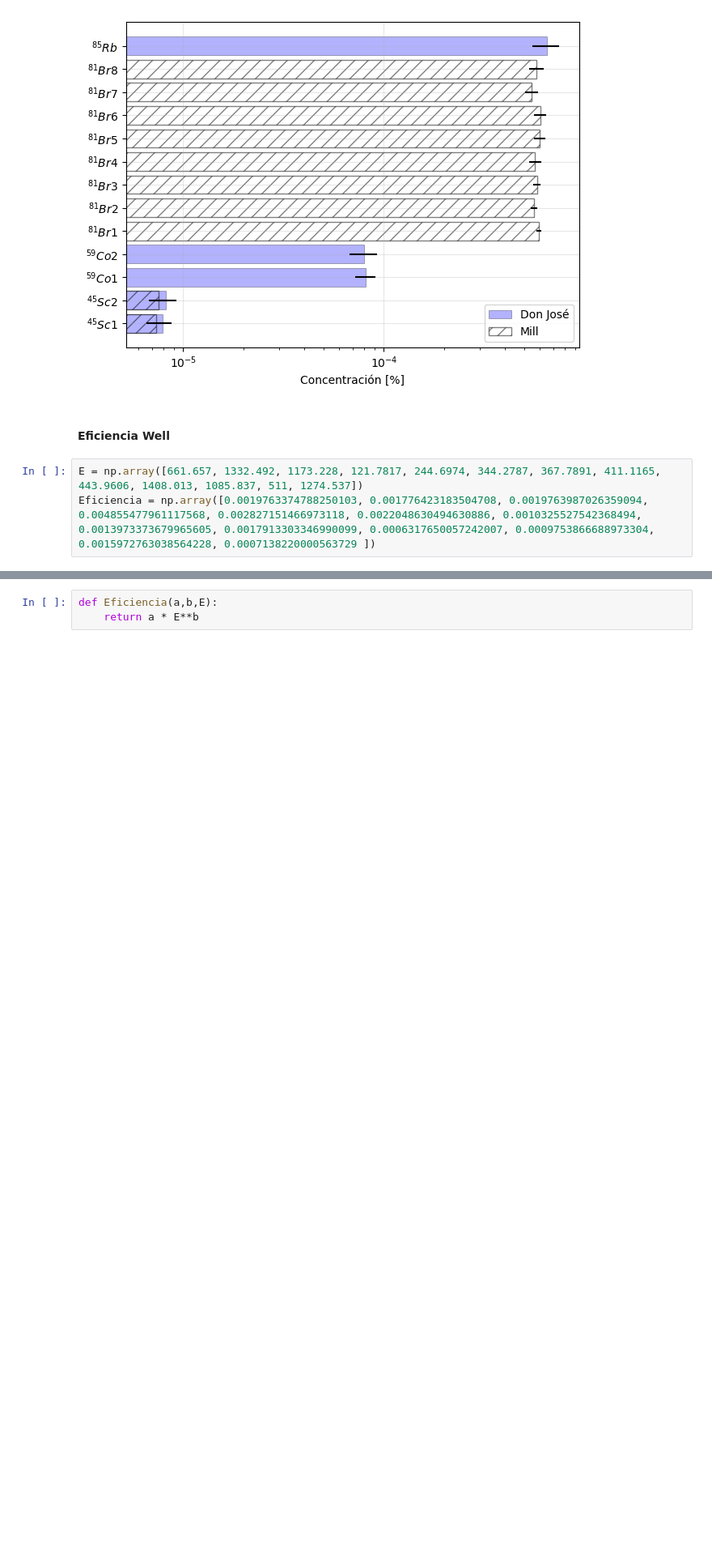
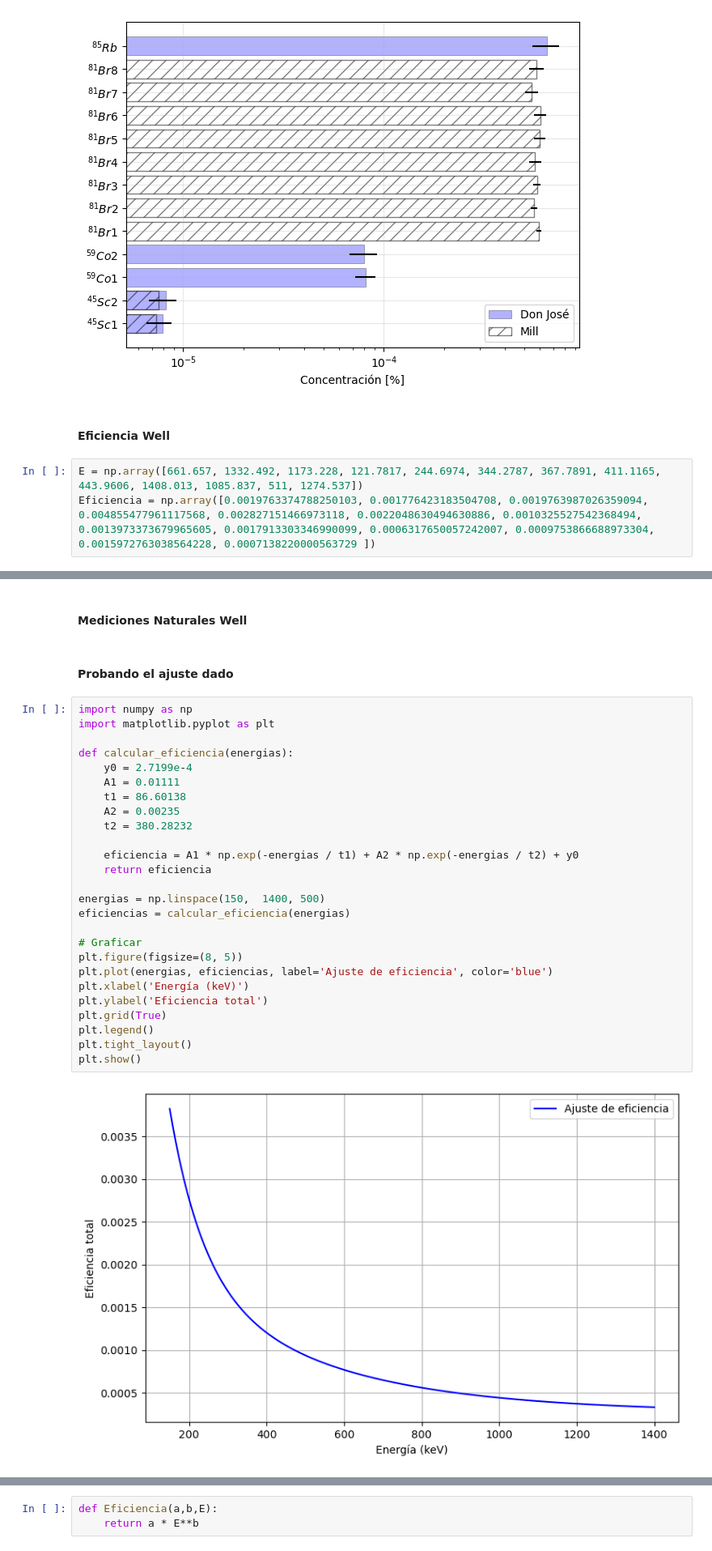
Before and after one commit to saisito/MedNuk_especial, a Jupyter notebook: process.ipynb, the cells around one changed output, grey strips where cells are left out. Shown at 81% size. Cells and saved outputs as stored; diff of their text form; blank space fills up the shorter version.

Commit message:
adding natural

```diff
--- a/process.ipynb
+++ b/process.ipynb
@@ -639,0 +634,32 @@ Parámetro b: -0.627719
+# %% [markdown]
+#### Mediciones Naturales Well
+# %% [markdown]
+#### Probando el ajuste dado
+# %%
+import numpy as np
+import matplotlib.pyplot as plt
+
+def calcular_eficiencia(energias):
+    y0 = 2.7199e-4
+    A1 = 0.01111
+    t1 = 86.60138
+    A2 = 0.00235
+    t2 = 380.28232
+
+    eficiencia = A1 * np.exp(-energias / t1) + A2 * np.exp(-energias / t2) + y0
+    return eficiencia
+
+energias = np.linspace(150,  1400, 500)
+eficiencias = calcular_eficiencia(energias)
+
+# Graficar
+plt.figure(figsize=(8, 5))
+plt.plot(energias, eficiencias, label='Ajuste de eficiencia', color='blue')
+plt.xlabel('Energía (keV)')
+plt.ylabel('Eficiencia total')
+plt.grid(True)
+plt.legend()
+plt.tight_layout()
+plt.show()
+# %% [output]
+[figure, added]
```
Also changed, not shown: parts of 25 cells of this notebook.
